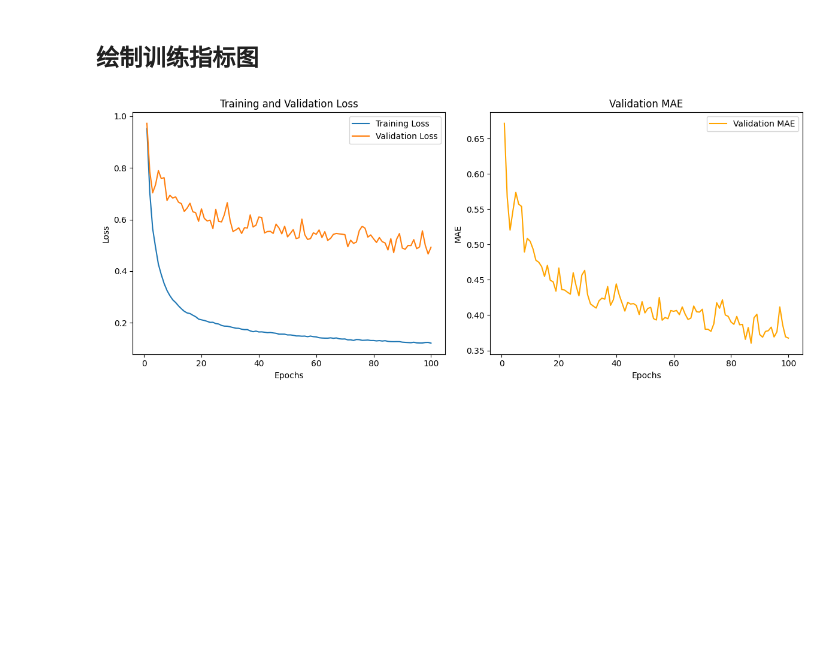
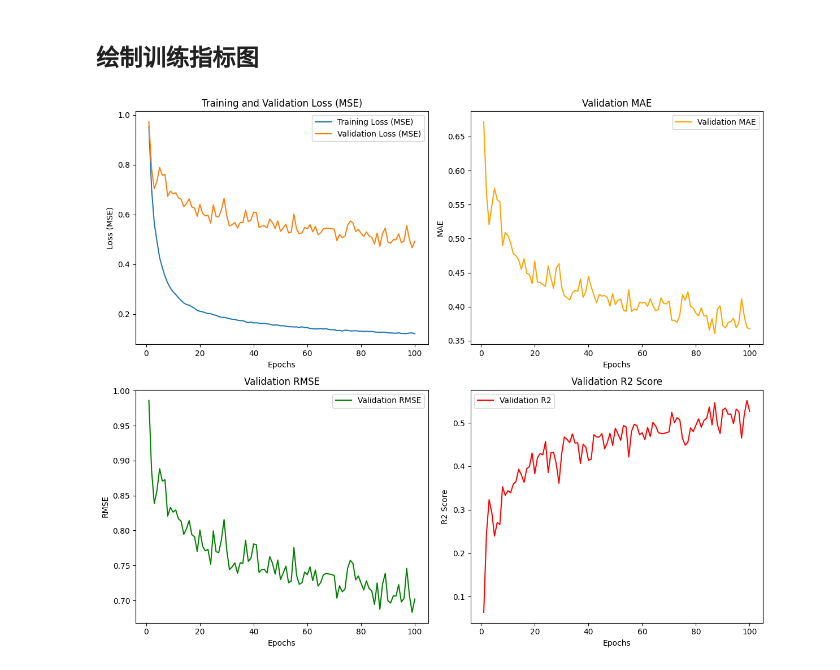
Before and after one commit to kinggtree/fallDetect, a Jupyter notebook: Autoregression_feature_train.ipynb, the cells around one changed output. Cells and saved outputs as stored; diff of their text form; code cells hidden in the pictures; blank space fills up the shorter version.

```diff
--- a/Autoregression_feature_train.ipynb
+++ b/Autoregression_feature_train.ipynb
@@ -505,11 +527,11 @@ model = Seq2Seq(encoder, decoder, device).to(device)
 optimizer = torch.optim.Adam(model.parameters(), lr=LEARNING_RATE)
 criterion = nn.MSELoss() # 均方误差损失，适合回归预测任务
 
-train_loss_history, val_loss_history, val_mae_history = [], [], []
+train_loss_history, val_loss_history, val_mae_history, val_rmse_history, val_r2_history = [], [], [], [], []
 
 # 5. 开始训练
 print("\nStarting model training...")
-train_loss_history, val_loss_history, val_mae_history = train_model(model, train_loader, val_loader, optimizer, criterion, EPOCHS)
+train_loss_history, val_loss_history, val_mae_history, val_rmse_history, val_r2_history = train_model(model, train_loader, val_loader, optimizer, criterion, EPOCHS)
 print("Training finished.")
 # %% [output]
 Data successfully standardized.
@@ -534,29 +556,49 @@ Training finished.
 # %%
 import matplotlib.pyplot as plt
 
 # 6. 绘制训练指标图
 epochs = range(1, len(train_loss_history) + 1)
 
-plt.figure(figsize=(12, 5))
+plt.figure(figsize=(12, 10))
 
-# 绘制损失曲线
-plt.subplot(1, 2, 1)
-plt.plot(epochs, train_loss_history, label='Training Loss')
-plt.plot(epochs, val_loss_history, label='Validation Loss')
+# 绘制损失曲线 (MSE)
+plt.subplot(2, 2, 1)
+plt.plot(epochs, train_loss_history, label='Training Loss (MSE)')
+plt.plot(epochs, val_loss_history, label='Validation Loss (MSE)')
 plt.xlabel('Epochs')
-plt.ylabel('Loss')
-plt.title('Training and Validation Loss')
+plt.ylabel('Loss (MSE)')
+plt.title('Training and Validation Loss (MSE)')
 plt.legend()
 
 # 绘制MAE曲线
-plt.subplot(1, 2, 2)
+plt.subplot(2, 2, 2)
 plt.plot(epochs, val_mae_history, label='Validation MAE', color='orange')
 plt.xlabel('Epochs')
 plt.ylabel('MAE')
 plt.title('Validation MAE')
 plt.legend()
 
+# --- 添加新图 ---
+
+# 绘制RMSE曲线
+plt.subplot(2, 2, 3)
+plt.plot(epochs, val_rmse_history, label='Validation RMSE', color='green')
+plt.xlabel('Epochs')
+plt.ylabel('RMSE')
+plt.title('Validation RMSE')
+plt.legend()
+
+# 绘制R2曲线
+plt.subplot(2, 2, 4)
+plt.plot(epochs, val_r2_history, label='Validation R2', color='red')
+plt.xlabel('Epochs')
+plt.ylabel('R2 Score')
+plt.title('Validation R2 Score')
+plt.legend()
+# -----------------
+
 plt.tight_layout()
 plt.show()
+# plt.show() # 在 .ipynb 中可以保留 show()，但在某些环境中 savefig() 更好
 # %% [output]
-[figure, old version]
+[figure, new version]
```
Also changed, not shown: parts of 3 cells of this notebook, 24 other files.
